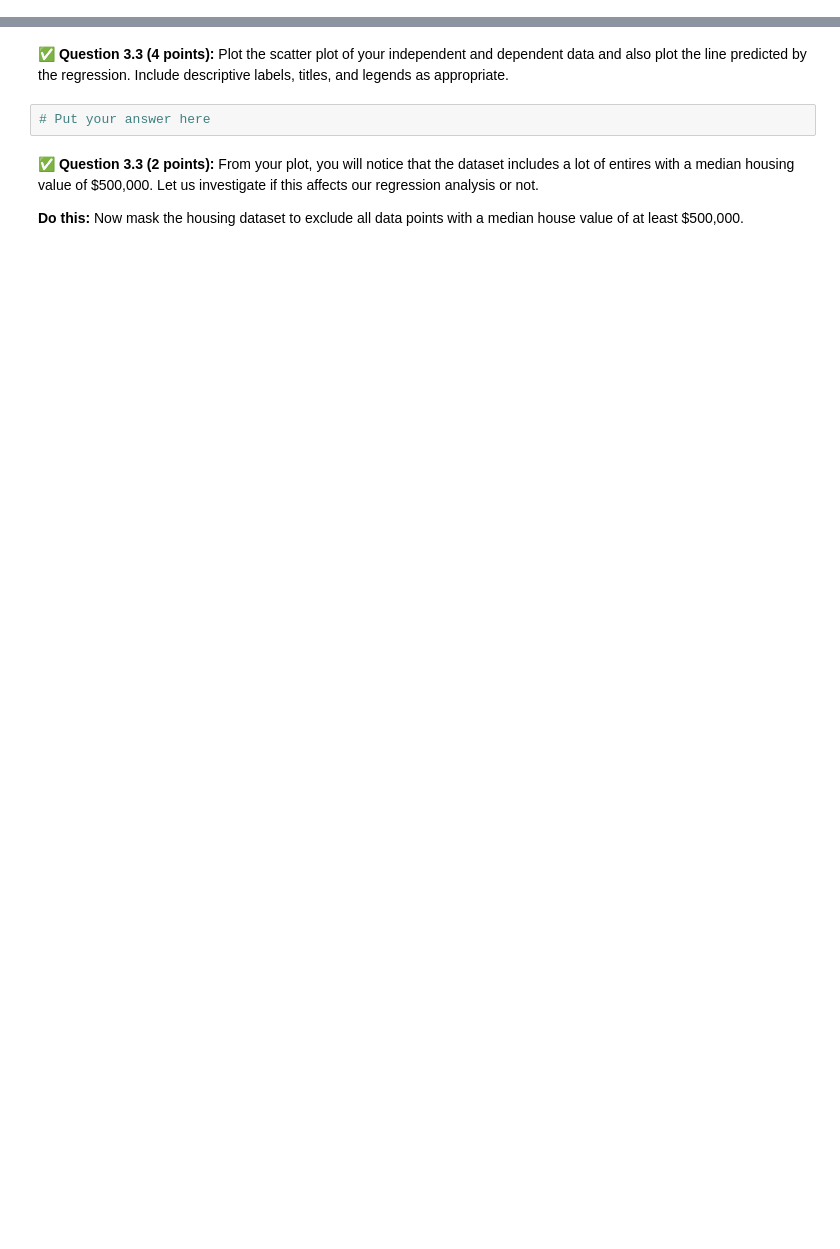
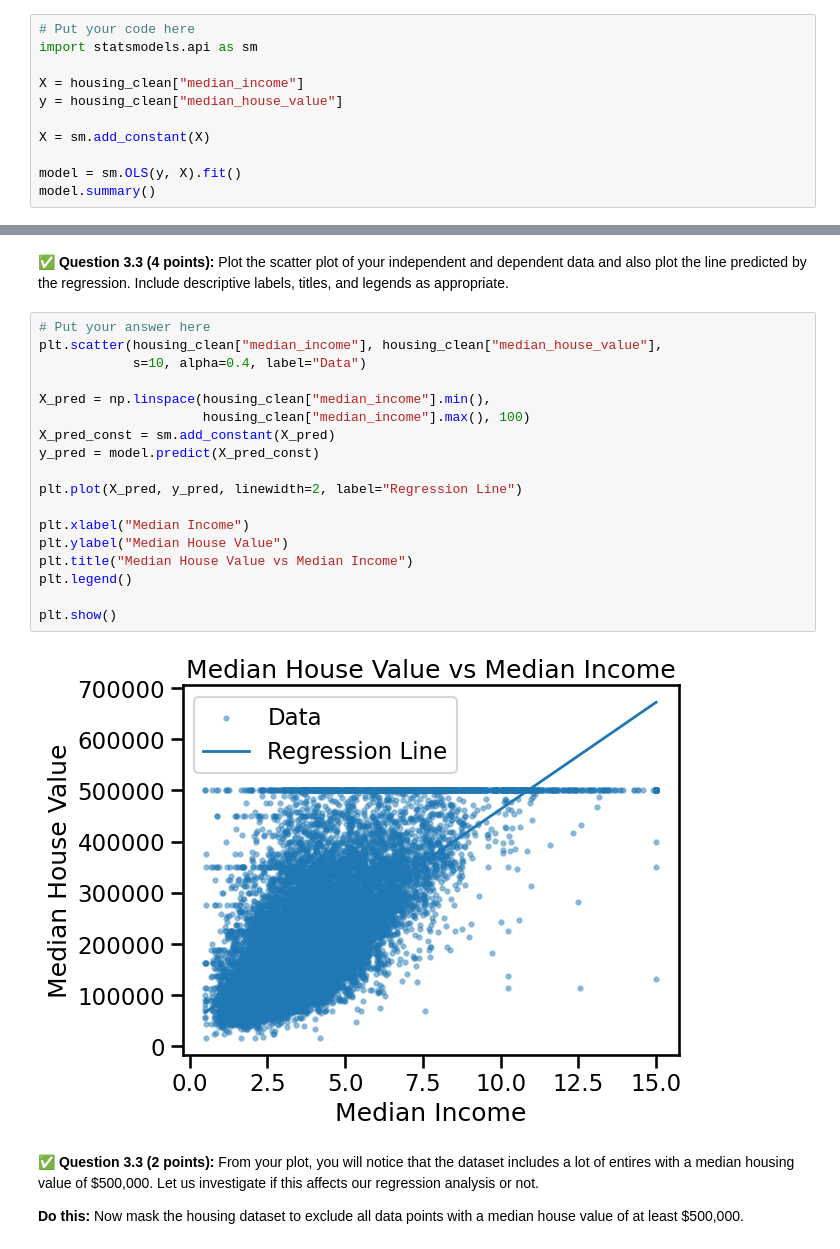
Before and after one commit to anaanyamalhotra/CMSE202-f25-turnin, a Jupyter notebook: hw-03/HW-03_Regression-F25-STUDENT.ipynb, the cells around one changed output, grey strips where cells are left out. Cells and saved outputs as stored; diff of their text form; blank space fills up the shorter version.

```diff
--- a/hw-03/HW-03_Regression-F25-STUDENT.ipynb
+++ b/hw-03/HW-03_Regression-F25-STUDENT.ipynb
@@ -214,0 +220,11 @@ In this part, we'll perform some one-variable linear regression analysis on the
+# %%
+# Put your code here
+import statsmodels.api as sm
+
+X = housing_clean["median_income"]
+y = housing_clean["median_house_value"]
+
+X = sm.add_constant(X)
+
+model = sm.OLS(y, X).fit()
+model.summary()
@@ -219,7 +255,25 @@ In this part, we'll perform some one-variable linear regression analysis on the
 # %% [markdown]
 &#9989; **Question 3.3 (4 points):** Plot the scatter plot of your independent and dependent data and also plot the line predicted by the regression. Include descriptive labels, titles, and legends as appropriate.
-# %%
-# Put your answer here
+# %%
+# Put your answer here
+plt.scatter(housing_clean["median_income"], housing_clean["median_house_value"],
+            s=10, alpha=0.4, label="Data")
+
+X_pred = np.linspace(housing_clean["median_income"].min(),
+                     housing_clean["median_income"].max(), 100)
+X_pred_const = sm.add_constant(X_pred)
+y_pred = model.predict(X_pred_const)
+
+plt.plot(X_pred, y_pred, linewidth=2, label="Regression Line")
+
+plt.xlabel("Median Income")
+plt.ylabel("Median House Value")
+plt.title("Median House Value vs Median Income")
+plt.legend()
+
+plt.show()
+# %% [output]
+[figure, added]
 # %% [markdown]
 &#9989; **Question 3.3 (2 points):** From your plot, you will notice that the dataset includes a lot of entires with a median housing value of \$500,000. Let us investigate if this affects our regression analysis or not.
 
```
Also changed, not shown: parts of 13 cells of this notebook.
